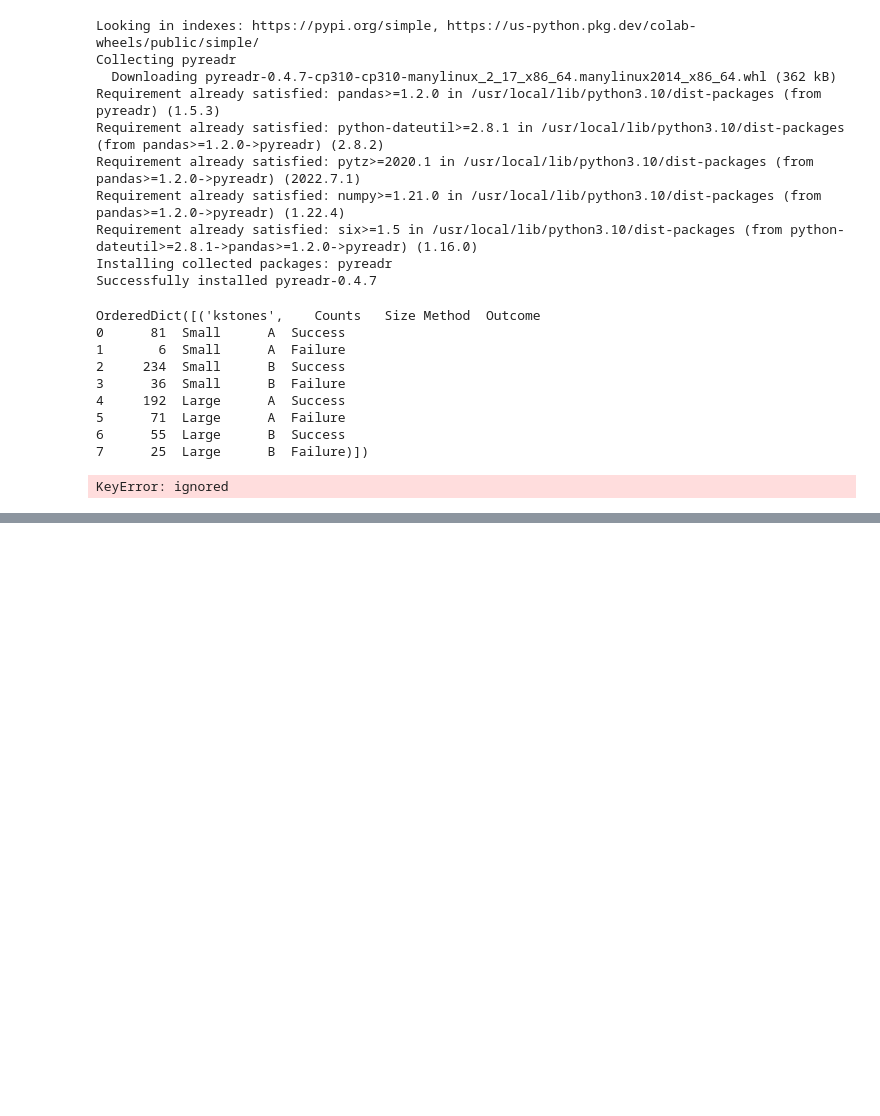
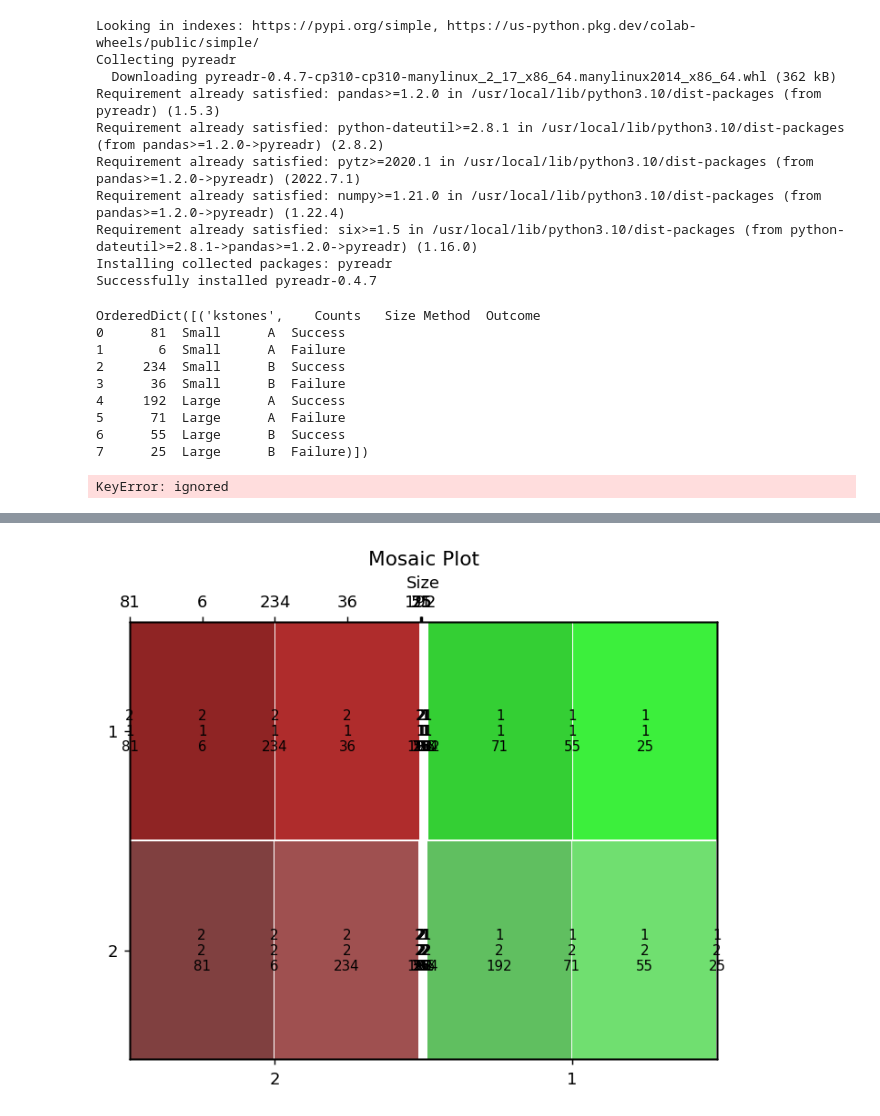
Before and after one commit to aleksejalex/special-octo-engine, a Jupyter notebook: ZLMA_DU_Gaj_ex11.ipynb, the cells around one changed output, grey strips where cells are left out. Cells and saved outputs as stored; diff of their text form; code cells hidden in the pictures; blank space fills up the shorter version.

```diff
--- a/ZLMA_DU_Gaj_ex11.ipynb
+++ b/ZLMA_DU_Gaj_ex11.ipynb
@@ -439,0 +451,15 @@ print(p_value)
+# %%
+from statsmodels.graphics.mosaicplot import mosaic
+
+# Create a mosaic plot
+mosaic(imported_data, ['Size', 'Outcome', 'Counts'])
+
+# Add labels and title
+plt.xlabel('Size')
+plt.ylabel('Method')
+plt.title('Mosaic Plot')
+
+# Display the plot
+plt.show()
+# %% [output]
+[figure, added]
```
Also changed, not shown: parts of 3 cells of this notebook.
